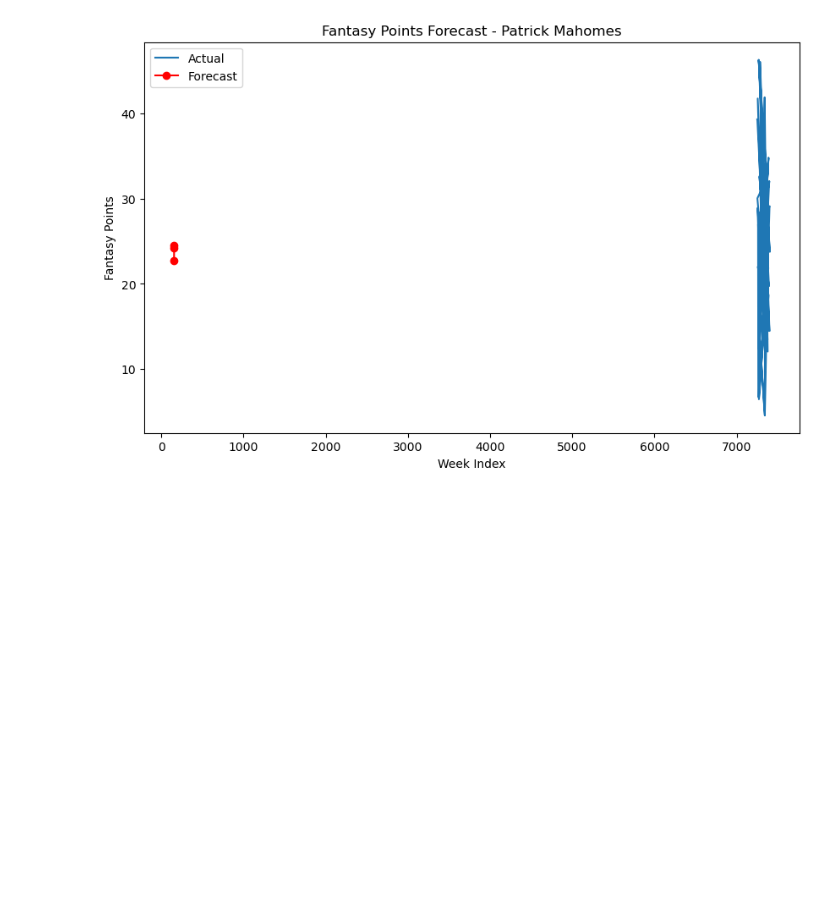
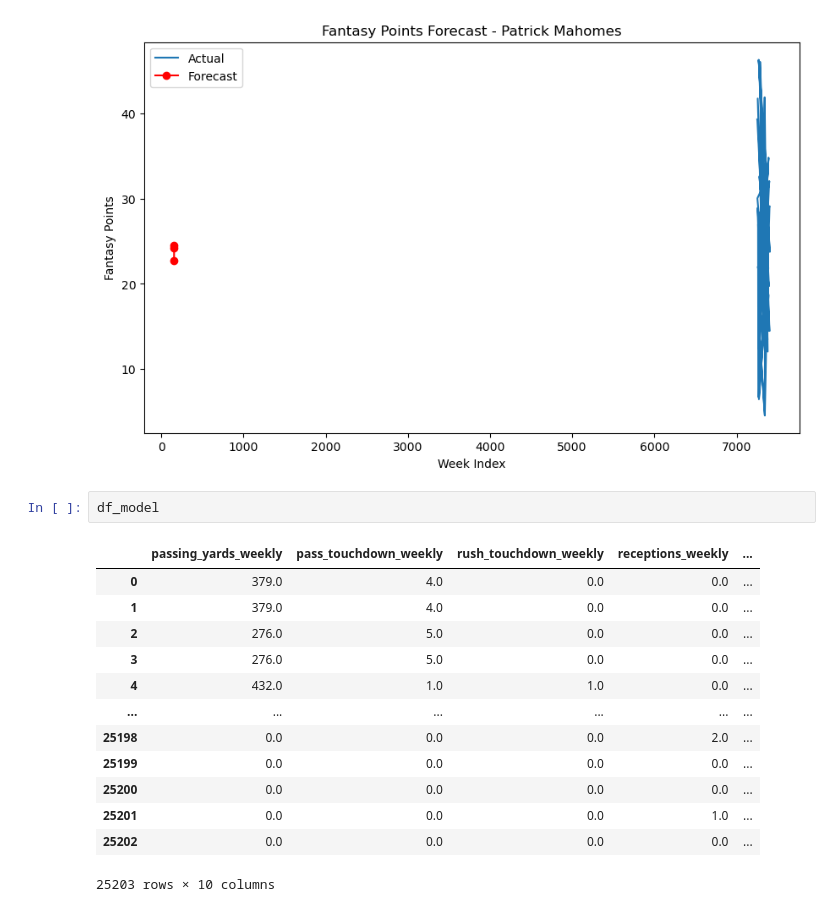
Before and after one commit to omendez930/fantasy-football-recommendations, a Jupyter notebook: draft_analysis.ipynb, the cells around one changed output. Cells and saved outputs as stored; diff of their text form; blank space fills up the shorter version.

```diff
--- a/draft_analysis.ipynb
+++ b/draft_analysis.ipynb
@@ -320,3 +364,19 @@ plt.show()
 # %% [output]
 Next 3 weeks forecast for Patrick Mahomes: [22.70428567386528, 24.24031488756198, 24.504169288543967]
 [figure]
+# %%
+df_model
+# %% [output]
+|  | passing_yards_weekly | pass_touchdown_weekly | rush_touchdown_weekly | receptions_weekly | ... |
+| 0 | 379.0 | 4.0 | 0.0 | 0.0 | ... |
+| 1 | 379.0 | 4.0 | 0.0 | 0.0 | ... |
+| 2 | 276.0 | 5.0 | 0.0 | 0.0 | ... |
+| 3 | 276.0 | 5.0 | 0.0 | 0.0 | ... |
+| 4 | 432.0 | 1.0 | 1.0 | 0.0 | ... |
+| ... | ... | ... | ... | ... | ... |
+| 25198 | 0.0 | 0.0 | 0.0 | 2.0 | ... |
+| 25199 | 0.0 | 0.0 | 0.0 | 0.0 | ... |
+| 25200 | 0.0 | 0.0 | 0.0 | 0.0 | ... |
+| 25201 | 0.0 | 0.0 | 0.0 | 1.0 | ... |
+| 25202 | 0.0 | 0.0 | 0.0 | 0.0 | ... |
+25203 rows × 10 columns
```
Also changed, not shown: parts of 21 cells of this notebook.
